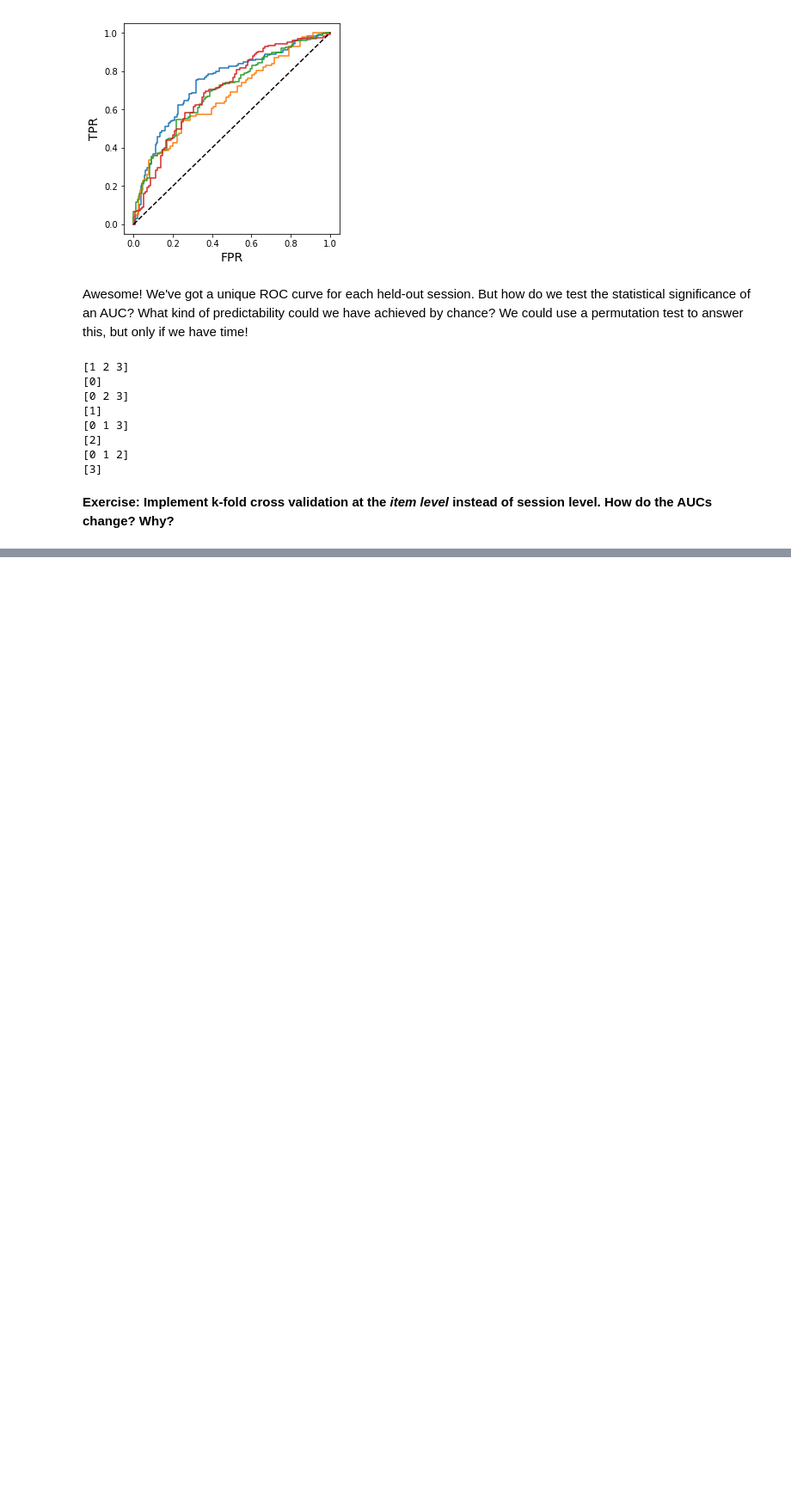
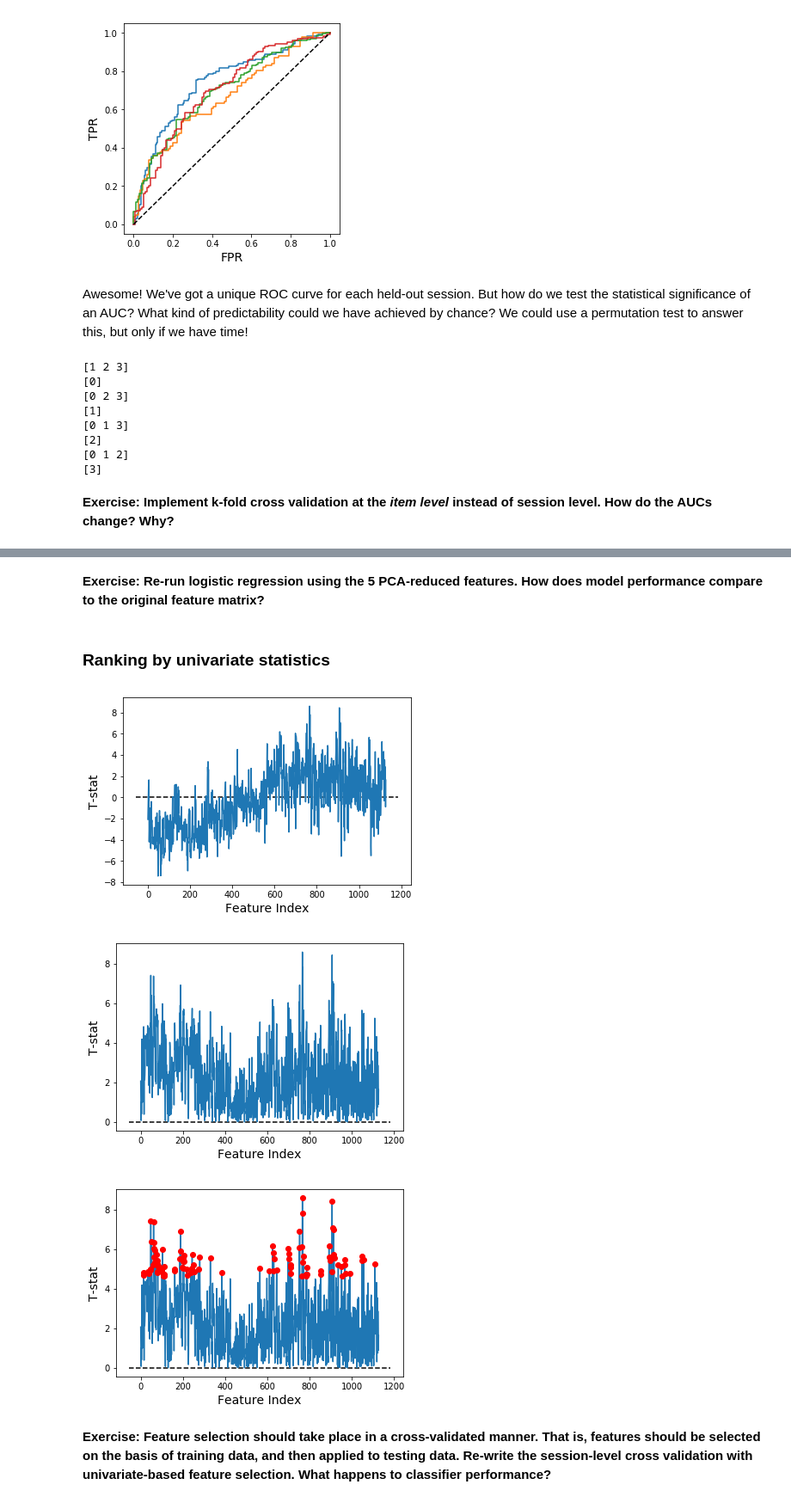
Before and after one commit to pennmem/PythonBootcamp, a Jupyter notebook: Day 9 - Machine Learning II.ipynb, the cells around one changed output, grey strips where cells are left out. Shown at 86% size. Drawn from its saved outputs; the diff is of its cells as text; code cells hidden in the pictures; blank space fills up the shorter version.

```diff
--- a/Day 9 - Machine Learning II.ipynb
+++ b/Day 9 - Machine Learning II.ipynb
@@ -176,0 +176,38 @@ Text(0,0.5,'AUC')
+# %% [markdown]
+**Exercise: Re-run logistic regression using the 5 PCA-reduced features. How does model performance compare to the original feature matrix?**
+# %% [markdown]
+### Ranking by univariate statistics
+# %%
+#Basic idea is to find the univariate features that have the best correlation with memory state, pick the top N, and use those for classification
+
+#Run 2-sample t-test between remembered and not-remembered items in the feature matrix
+from scipy.stats import ttest_ind
+t, p = ttest_ind(feats[Y==1, :], feats[Y==0, :], axis=0, equal_var=False)
+
+#Plot results
+figure(); ax=subplot(111)
+plot(t);
+hlines([0], xmin=ax.get_xlim()[0], xmax=ax.get_xlim()[1], color='k', linestyles='--')
+xlabel('Feature Index', fontsize=14); ylabel('T-stat', fontsize=14);
+
+#Since we're interested in the most memory-relevant variables, taking the absolute value of the t-stats is helpful
+figure(); ax=subplot(111)
+plot(np.abs(t));
+hlines([0], xmin=ax.get_xlim()[0], xmax=ax.get_xlim()[1], color='k', linestyles='--')
+xlabel('Feature Index', fontsize=14); ylabel('T-stat', fontsize=14);
+
+#Rank and select the top 100 most memory-relevant features
+rank_idx = np.argsort(np.abs(t))
+picks = rank_idx[-100:]
+
+figure(); ax=subplot(111)
+plot(np.abs(t));
+plot(picks, np.abs(t)[picks], 'o', color='red')
+hlines([0], xmin=ax.get_xlim()[0], xmax=ax.get_xlim()[1], color='k', linestyles='--')
+xlabel('Feature Index', fontsize=14); ylabel('T-stat', fontsize=14);
+# %% [output]
+[figure, added]
+[figure, added]
+[figure, added]
+# %% [markdown]
+**Exercise: Feature selection should take place in a cross-validated manner. That is, features should be selected on the basis of training data, and then applied to testing data. Re-write the session-level cross validation with univariate-based feature selection. What happens to classifier performance?**
```
Also changed, not shown: parts of 9 cells of this notebook.
